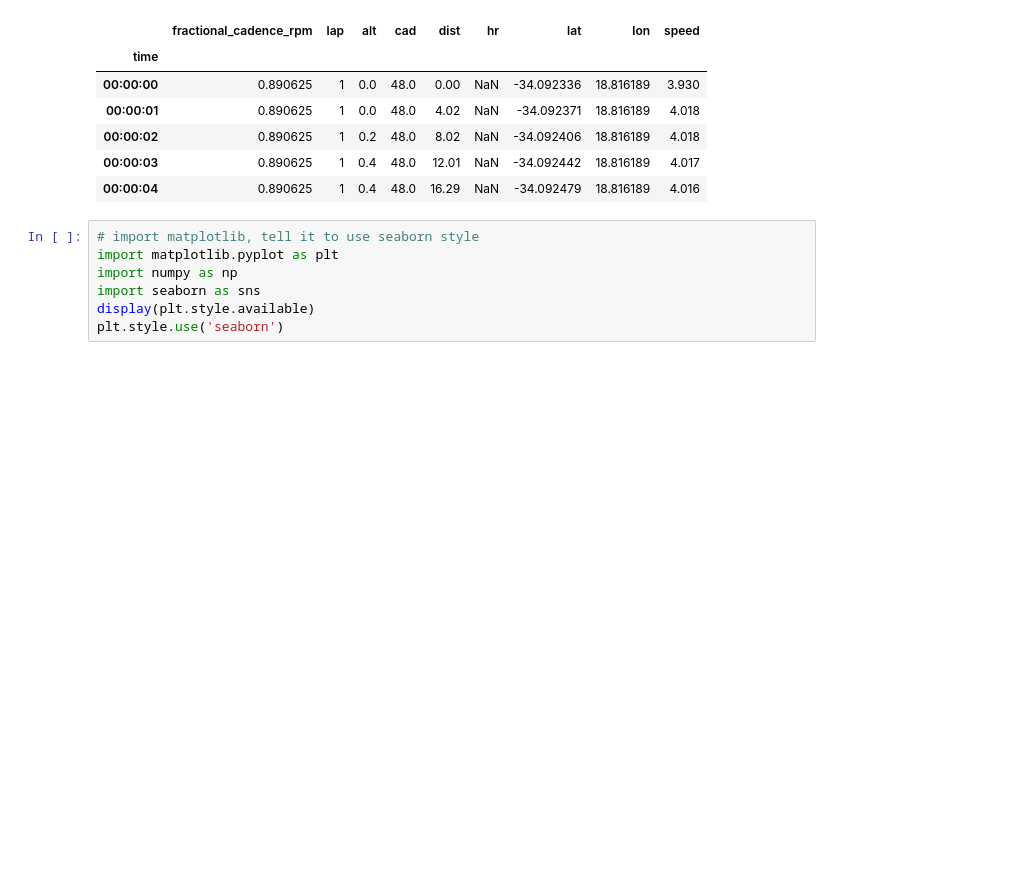
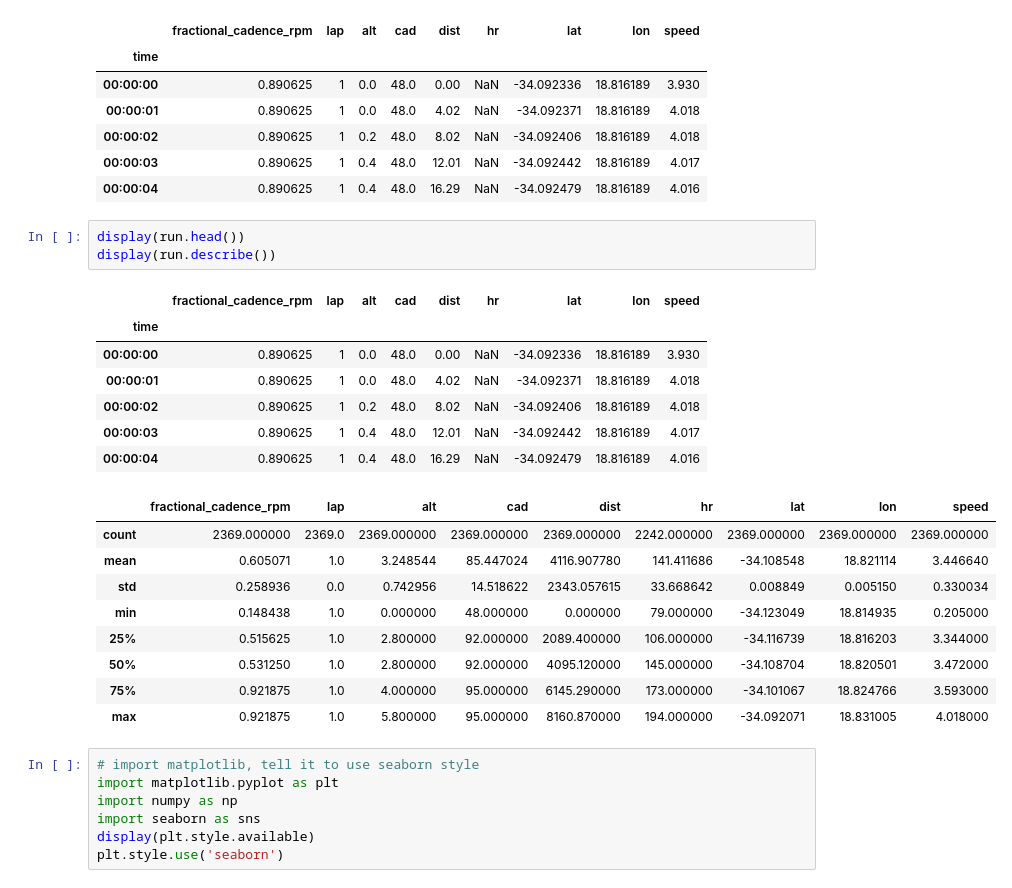
Before and after one commit to vxuni/jupyter_running, a Jupyter notebook: jupyter_running.ipynb, the cells around one changed output. Drawn from its saved outputs; the diff is of its cells as text; blank space fills up the shorter version.

```diff
--- a/jupyter_running.ipynb
+++ b/jupyter_running.ipynb
@@ -48,6 +48,26 @@ run.head()
 | 00:00:02 | 0.890625 | 1 | 0.2 | 48.0 | 8.02 | NaN | -34.092406 | 18.816189 | 4.018 |
 | 00:00:03 | 0.890625 | 1 | 0.4 | 48.0 | 12.01 | NaN | -34.092442 | 18.816189 | 4.017 |
 | 00:00:04 | 0.890625 | 1 | 0.4 | 48.0 | 16.29 | NaN | -34.092479 | 18.816189 | 4.016 |
+# %%
+display(run.head())
+display(run.describe())
+# %% [output]
+|  | fractional_cadence_rpm | lap | alt | cad | dist | hr | lat | lon | speed |
+| time |  |  |  |  |  |  |  |  |  |
+| 00:00:00 | 0.890625 | 1 | 0.0 | 48.0 | 0.00 | NaN | -34.092336 | 18.816189 | 3.930 |
+| 00:00:01 | 0.890625 | 1 | 0.0 | 48.0 | 4.02 | NaN | -34.092371 | 18.816189 | 4.018 |
+| 00:00:02 | 0.890625 | 1 | 0.2 | 48.0 | 8.02 | NaN | -34.092406 | 18.816189 | 4.018 |
+| 00:00:03 | 0.890625 | 1 | 0.4 | 48.0 | 12.01 | NaN | -34.092442 | 18.816189 | 4.017 |
+| 00:00:04 | 0.890625 | 1 | 0.4 | 48.0 | 16.29 | NaN | -34.092479 | 18.816189 | 4.016 |
+|  | fractional_cadence_rpm | lap | alt | cad | dist | hr | lat | lon | speed |
+| count | 2369.000000 | 2369.0 | 2369.000000 | 2369.000000 | 2369.000000 | 2242.000000 | 2369.000000 | 2369.000000 | 2369.000000 |
+| mean | 0.605071 | 1.0 | 3.248544 | 85.447024 | 4116.907780 | 141.411686 | -34.108548 | 18.821114 | 3.446640 |
+| std | 0.258936 | 0.0 | 0.742956 | 14.518622 | 2343.057615 | 33.668642 | 0.008849 | 0.005150 | 0.330034 |
+| min | 0.148438 | 1.0 | 0.000000 | 48.000000 | 0.000000 | 79.000000 | -34.123049 | 18.814935 | 0.205000 |
+| 25% | 0.515625 | 1.0 | 2.800000 | 92.000000 | 2089.400000 | 106.000000 | -34.116739 | 18.816203 | 3.344000 |
+| 50% | 0.531250 | 1.0 | 2.800000 | 92.000000 | 4095.120000 | 145.000000 | -34.108704 | 18.820501 | 3.472000 |
+| 75% | 0.921875 | 1.0 | 4.000000 | 95.000000 | 6145.290000 | 173.000000 | -34.101067 | 18.824766 | 3.593000 |
+| max | 0.921875 | 1.0 | 5.800000 | 95.000000 | 8160.870000 | 194.000000 | -34.092071 | 18.831005 | 4.018000 |
 # %%
 # import matplotlib, tell it to use seaborn style
 import matplotlib.pyplot as plt
```
Also changed, not shown: parts of 1 cell of this notebook.
